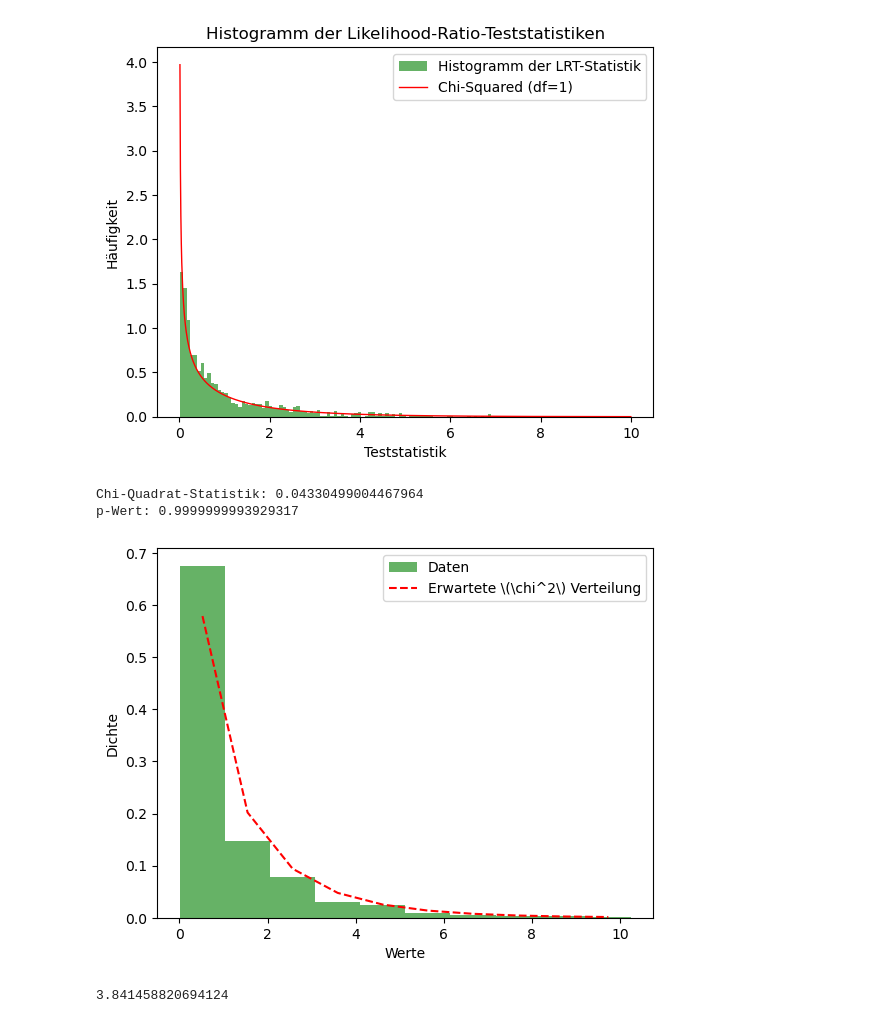
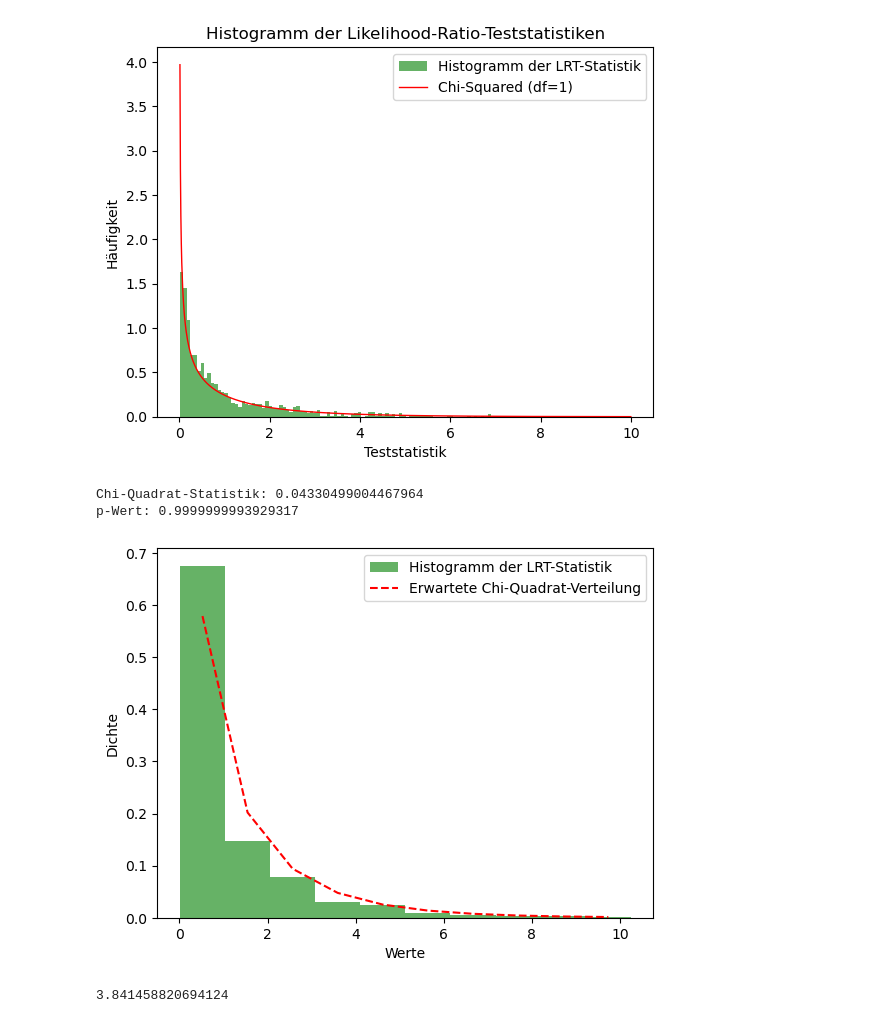
Before and after one commit to el-pato01/BA2024, a Jupyter notebook: Code/LRT_VAE_MM/AE_MM_2ndOrderoptim.ipynb, the cells around one changed output. Cells and saved outputs as stored; diff of their text form; code cells hidden in the pictures.

```diff
--- a/Code/LRT_VAE_MM/AE_MM_2ndOrderoptim.ipynb
+++ b/Code/LRT_VAE_MM/AE_MM_2ndOrderoptim.ipynb
@@ -397,36 +397,36 @@ cleaned_data = data[data >= 0]
 # Anzahl der Bins für das Histogramm
 num_bins = 10
 
 # Histogramm der Daten erstellen
 hist, bin_edges = np.histogram(cleaned_data, bins=num_bins, density=True)
 
 # Mittelpunkte der Bins berechnen
 bin_midpoints = 0.5 * (bin_edges[:-1] + bin_edges[1:])
 
 # Erwartete Häufigkeiten anhand der Chi-Quadrat-Verteilung berechnen
 expected_freq = stats.chi2.pdf(bin_midpoints, df=1)
 
 # Erwartete Häufigkeiten an die Summe der Histogrammhöhen anpassen
 expected_freq = expected_freq * np.sum(hist) / np.sum(expected_freq)
 
 # Chi-Quadrat-Goodness-of-Fit-Test durchführen
 chi2_stat, p_value = stats.chisquare(hist, expected_freq)
 
 # Ergebnisse anzeigen
 print(f'Chi-Quadrat-Statistik: {chi2_stat}')
 print(f'p-Wert: {p_value}')
 
 # Histogramm und erwartete Verteilung plotten
-plt.hist(cleaned_data, bins=num_bins, density=True, alpha=0.6, color='g', label='Daten')
-plt.plot(bin_midpoints, expected_freq, 'r--', label='Erwartete \(\chi^2\) Verteilung')
+plt.hist(cleaned_data, bins=num_bins, density=True, alpha=0.6, color='g', label='Histogramm der LRT-Statistik')
+plt.plot(bin_midpoints, expected_freq, 'r--', label='Erwartete Chi-Quadrat-Verteilung')
 plt.xlabel('Werte')
 plt.ylabel('Dichte')
 plt.legend()
 plt.show()
 # %% [output]
 Chi-Quadrat-Statistik: 0.04330499004467964
 p-Wert: 0.9999999993929317
-[figure, old version]
+[figure, new version]
 # %%
 # Signifikanzniveau
 alpha = 0.05
```
Also changed, not shown: 5 other files.
